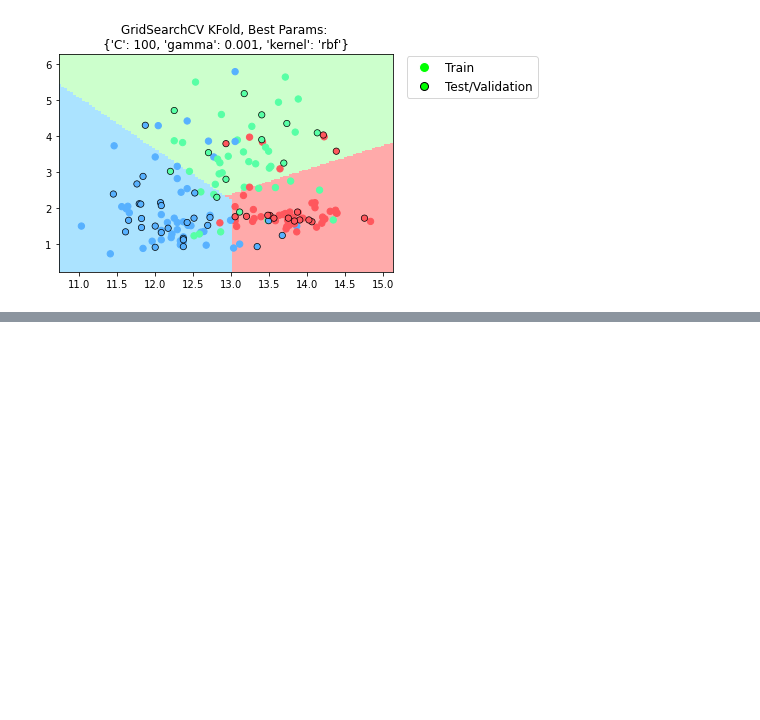
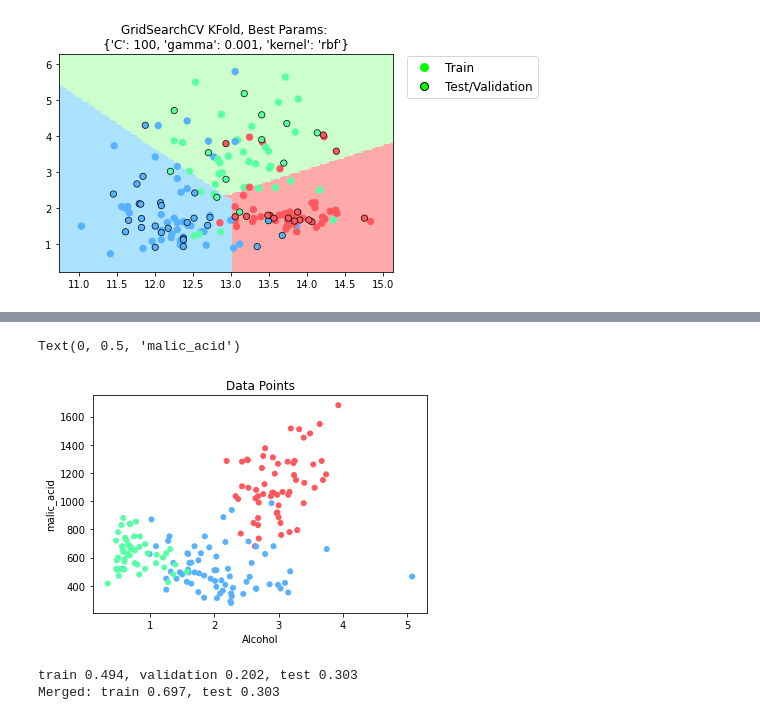
Before and after one commit to MauriVass/MachineLearning-DeepLearningCourse, a Jupyter notebook: HM1/HM1.ipynb, the cells around one changed output, grey strips where cells are left out. Cells and saved outputs as stored; diff of their text form; code cells hidden in the pictures; blank space fills up the shorter version.

Commit message:
Point 20 done

```diff
--- a/HM1/HM1.ipynb
+++ b/HM1/HM1.ipynb
@@ -432,0 +444,31 @@ PlotBoundary(RBFsvc_CV_kfold,merged_X_train,merged_y_train,X_test,y_test,meta)
+# %%
+colors = ['#ff575d','#57b1ff','#57ffa5']
+color_point = []
+for y in np.array(df_target):
+    color_point.append(colors[y[0]])
+plt.scatter(df_data.iloc[:,6],df_data.iloc[:,12],s=25,c=color_point)
+plt.title("Data Points")
+plt.xlabel("Alcohol")
+plt.ylabel("malic_acid")
+# %% [output]
+Text(0, 0.5, 'malic_acid')
+[figure, added]
+# %%
+train = 0.5
+test = 0.3
+validation = (1-test-train) / (1-test)
+
+merged_X_train, X_test, merged_y_train, y_test = train_test_split(np.array(df_data.iloc[:,[6,12]]), np.ravel(df_target), test_size=test, random_state=20)
+
+X_train, X_val, y_train, y_val  = train_test_split(merged_X_train, merged_y_train, test_size=validation, random_state=20)
+
+print(f'train {(len(X_train)/len(df_data)):.3f}, validation {(len(X_val)/len(df_data)):.3f}, test {(len(X_test)/len(df_data)):.3f}')
+
+
+#merged_X_train = np.concatenate([X_train,X_val])
+#merged_y_train = np.concatenate([y_train,y_val])
+
+print(f'Merged: train {(len(merged_X_train)/len(df_data)):.3f}, test {(len(y_test)/len(df_data)):.3f}')
+# %% [output]
+train 0.494, validation 0.202, test 0.303
+Merged: train 0.697, test 0.303
```
Also changed, not shown: parts of 12 cells of this notebook, 1 other file.
